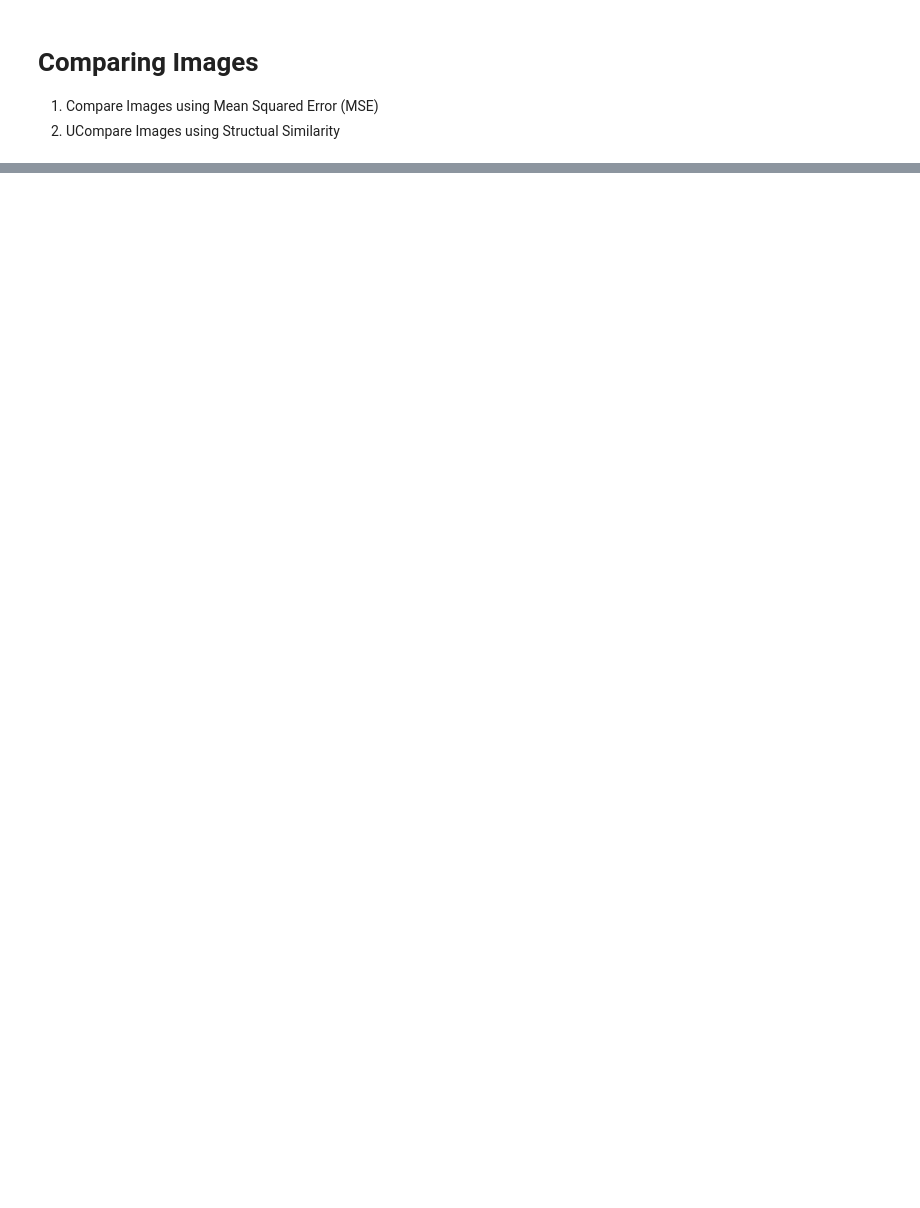
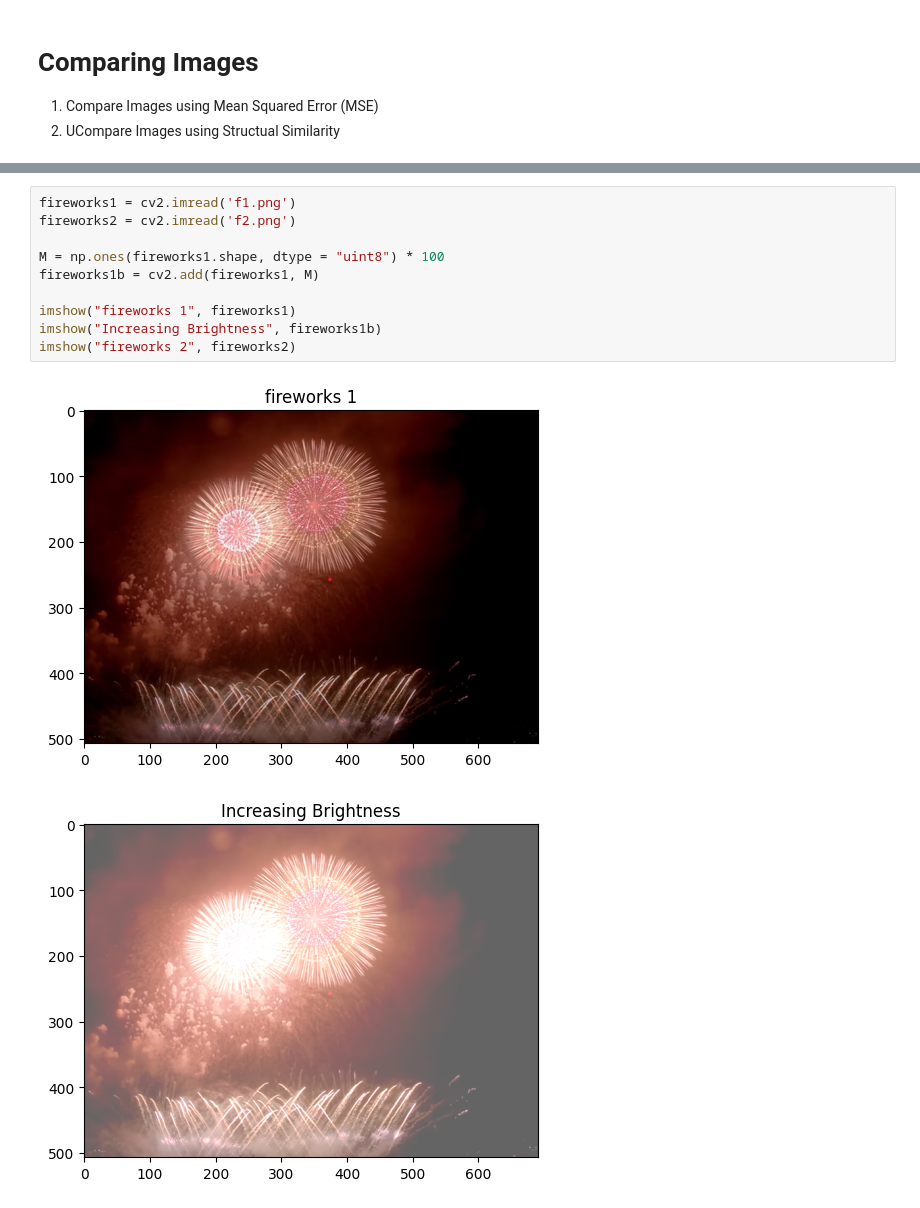
Before and after one commit to rohitsh02/classical_cv_projects, a Jupyter notebook: image_analysis_and_transformation/comparing_images.ipynb, the cells around one changed output, grey strips where cells are left out. Saved outputs shown, nothing was run; the diff lists cells and outputs as text; blank space fills up the shorter version.

```diff
--- a/image_analysis_and_transformation/comparing_images.ipynb
+++ b/image_analysis_and_transformation/comparing_images.ipynb
@@ -46,0 +57,13 @@ with open('geo.png', 'wb') as f:
+# %%
+fireworks1 = cv2.imread('f1.png')
+fireworks2 = cv2.imread('f2.png')
+
+M = np.ones(fireworks1.shape, dtype = "uint8") * 100
+fireworks1b = cv2.add(fireworks1, M)
+
+imshow("fireworks 1", fireworks1)
+imshow("Increasing Brightness", fireworks1b)
+imshow("fireworks 2", fireworks2)
+# %% [output]
+[figure, added]
+[figure, added]
```
Also changed, not shown: parts of 10 cells of this notebook, 3 other files.
